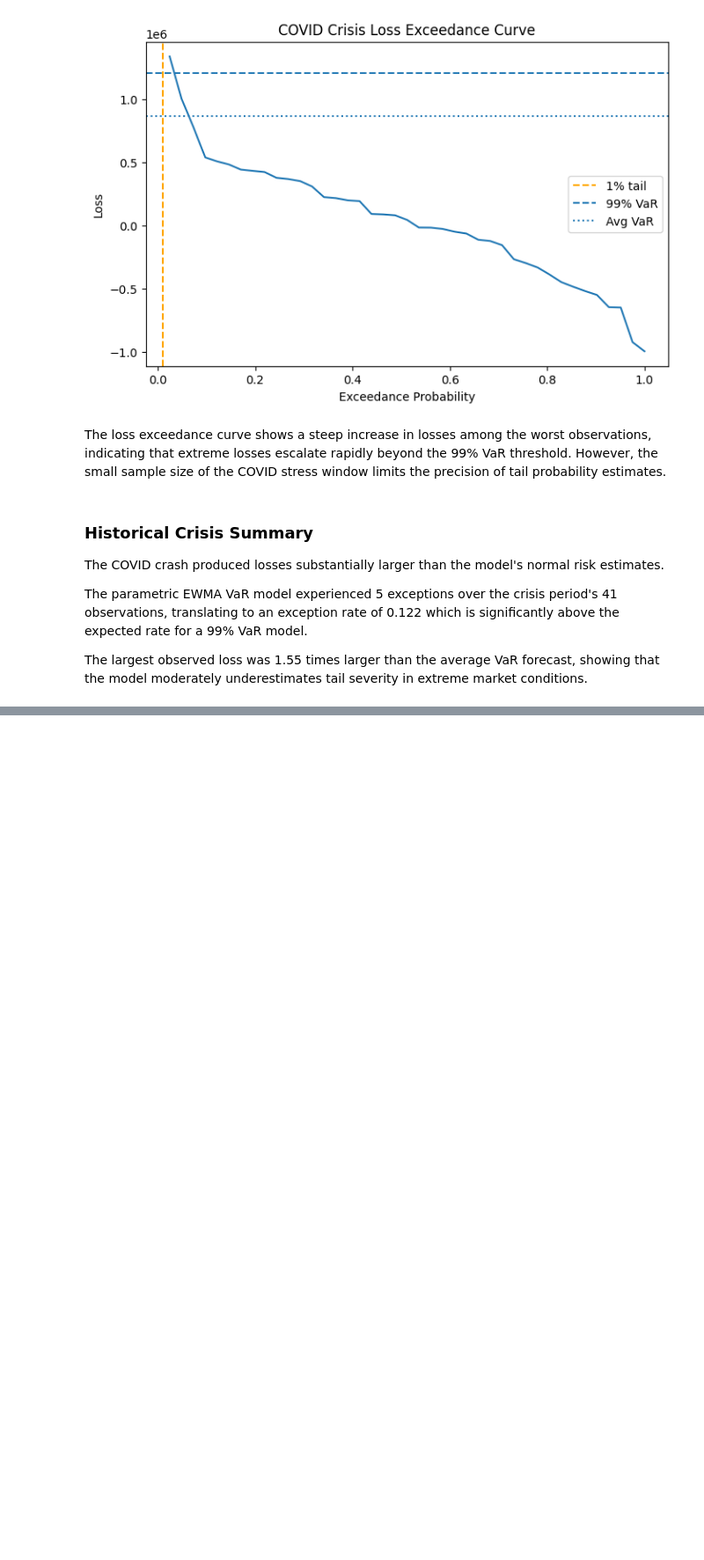
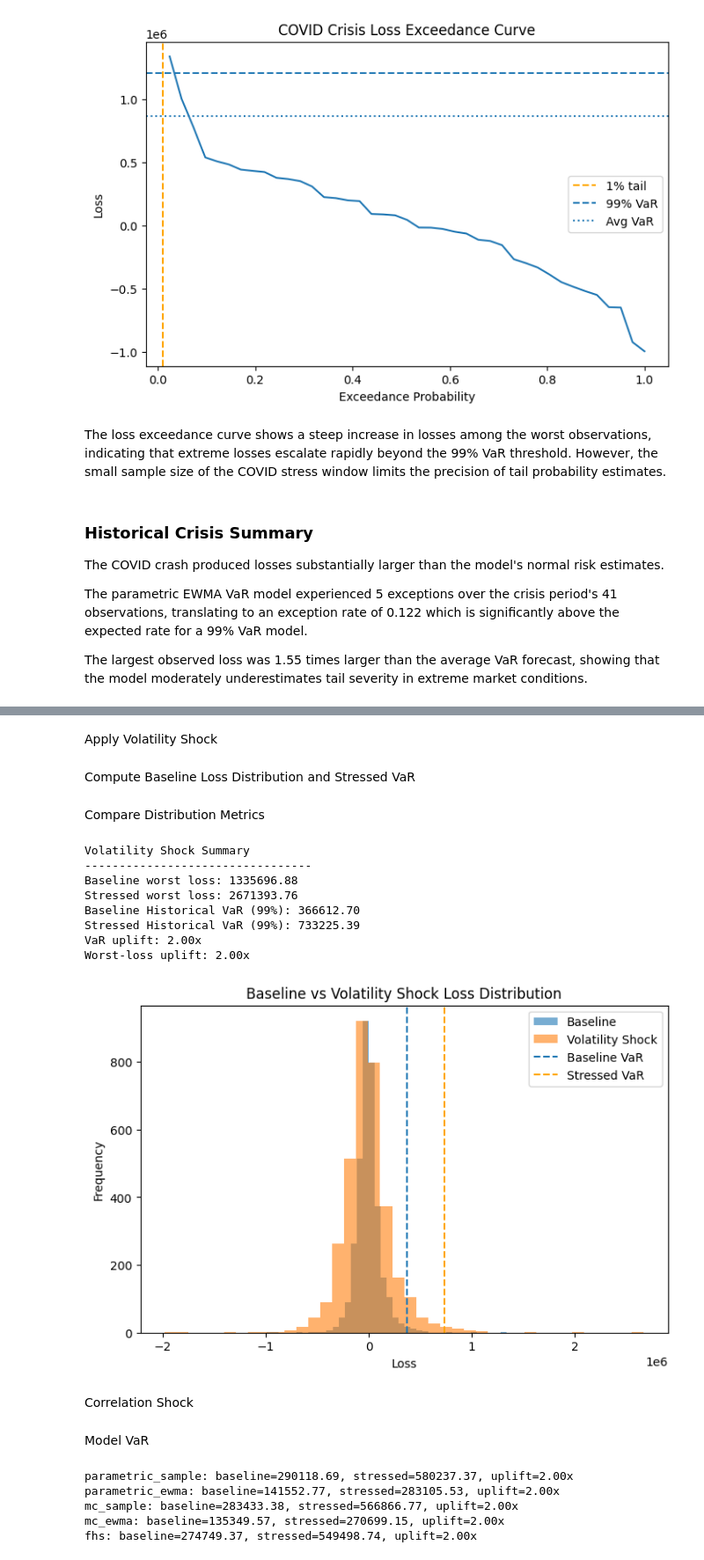
Before and after one commit to thomashjs/risk-capital-engine, a Jupyter notebook: notebooks/stress_testing.ipynb, the cells around one changed output, grey strips where cells are left out. Shown at 88% size. Drawn from its saved outputs; the diff is of its cells as text; code cells hidden in the pictures; blank space fills up the shorter version.

Commit message:
hypothetical market shock stress tests

```diff
--- a/notebooks/stress_testing.ipynb
+++ b/notebooks/stress_testing.ipynb
@@ -204,0 +212,62 @@ conditions.
+# %% [markdown]
+Apply Volatility Shock
+# %%
+shock_cfg = stress_cfg["stress"]["scenarios"]["hypothetical_market_shock"]
+
+vol_scale = shock_cfg["vol_scale"]
+target_corr = shock_cfg["target_correlation"]
+alpha = stress_cfg["stress"]["alpha"]
+
+stressed_returns = apply_vol_scaling(returns, vol_scale)
+stressed_losses = stress_loss_distribution(
+    stressed_returns,
+    portfolio.weights,
+    portfolio.notional
+)
+# %% [markdown]
+Compute Baseline Loss Distribution and Stressed VaR
+# %%
+stressed_tail = stressed_losses.quantile(alpha)
+
+baseline_losses = stress_loss_distribution(
+    returns,
+    portfolio.weights,
+    portfolio.notional
+)
+
+baseline_tail = baseline_losses.quantile(alpha)
+# %% [markdown]
+Compare Distribution Metrics
+# %%
+print("Volatility Shock Summary")
+print("---------------------------------")
+print(f"Baseline worst loss: {baseline_losses.max():.2f}")
+print(f"Stressed worst loss: {stressed_losses.max():.2f}")
+print(f"Baseline Historical VaR ({alpha:.0%}): {baseline_tail:.2f}")
+print(f"Stressed Historical VaR ({alpha:.0%}): {stressed_tail:.2f}")
+print(f"VaR uplift: {stressed_tail / baseline_tail:.2f}x")
+print(f"Worst-loss uplift: {stressed_losses.max() / baseline_losses.max():.2f}x")
+
+# Plot Baseline vs Stressed Loss Distributions
+plt.figure(figsize=(8, 5))
+plt.hist(baseline_losses, bins=40, alpha=0.6, label="Baseline")
+plt.hist(stressed_losses, bins=40, alpha=0.6, label="Volatility Shock")
+plt.axvline(baseline_tail, linestyle="--", label="Baseline VaR") # Historical VaR for illustration
+plt.axvline(stressed_tail, linestyle="--", label="Stressed VaR", color="orange")
+plt.title("Baseline vs Volatility Shock Loss Distribution")
+plt.xlabel("Loss")
+plt.ylabel("Frequency")
+plt.legend()
+plt.show()
+# %% [output]
+Volatility Shock Summary
+---------------------------------
+Baseline worst loss: 1335696.88
+Stressed worst loss: 2671393.76
+Baseline Historical VaR (99%): 366612.70
+Stressed Historical VaR (99%): 733225.39
+VaR uplift: 2.00x
+Worst-loss uplift: 2.00x
+[figure, added]
+# %% [markdown]
+Correlation Shock
@@ -204,0 +298,18 @@ conditions.
+# %% [markdown]
+Model VaR
+# %%
+for model in ["parametric_sample", "parametric_ewma", "mc_sample", "mc_ewma", "fhs"]:
+    baseline_var = stress_var(returns, portfolio, model=model, alpha=alpha, seed=42)
+    stressed_var = stress_var(stressed_returns, portfolio, model=model, alpha=alpha, seed=42)
+
+    print(
+        f"{model}: baseline={baseline_var:.2f}, "
+        f"stressed={stressed_var:.2f}, "
+        f"uplift={stressed_var / baseline_var:.2f}x"
+    )
+# %% [output]
+parametric_sample: baseline=290118.69, stressed=580237.37, uplift=2.00x
+parametric_ewma: baseline=141552.77, stressed=283105.53, uplift=2.00x
+mc_sample: baseline=283433.38, stressed=566866.77, uplift=2.00x
+mc_ewma: baseline=135349.57, stressed=270699.15, uplift=2.00x
+fhs: baseline=274749.37, stressed=549498.74, uplift=2.00x
```
Also changed, not shown: parts of 7 cells of this notebook, 3 other files.
